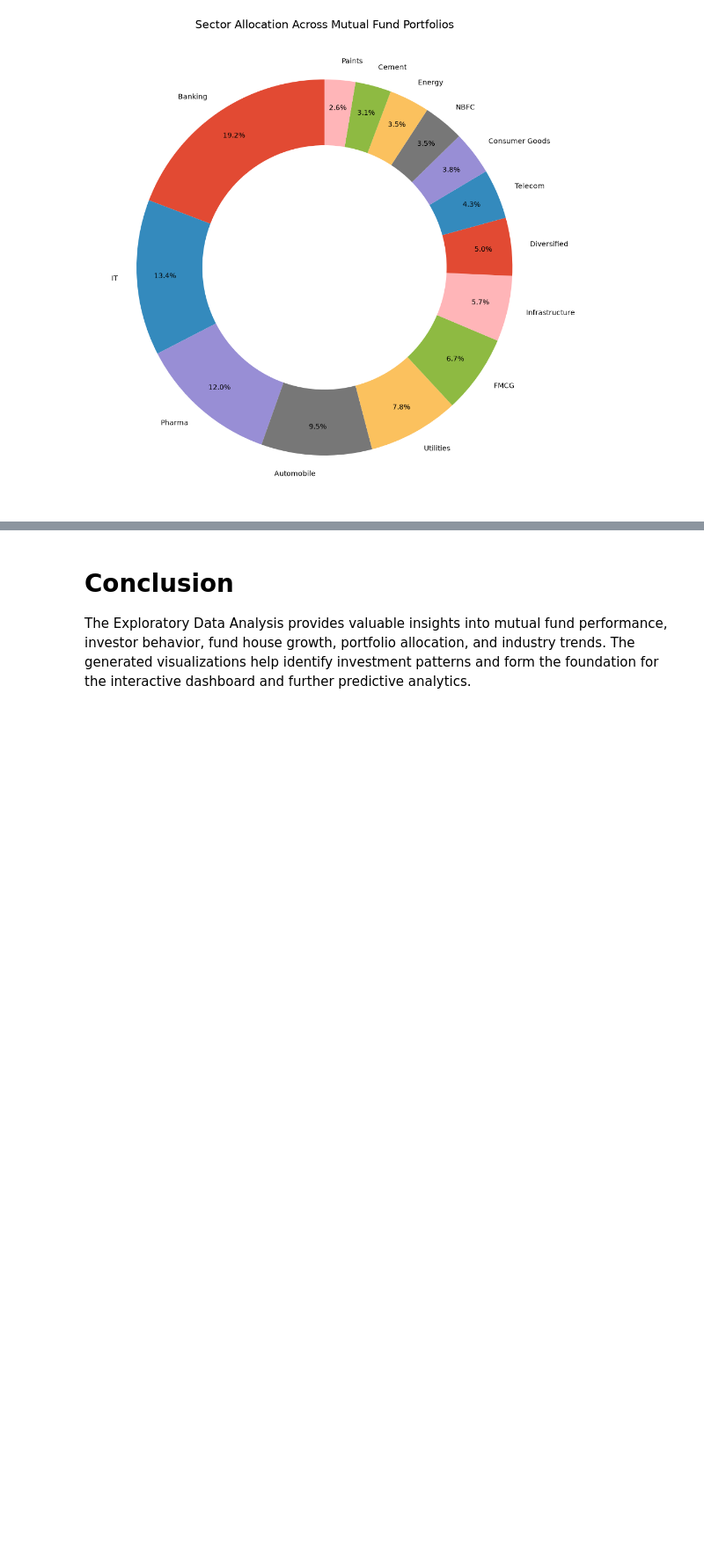
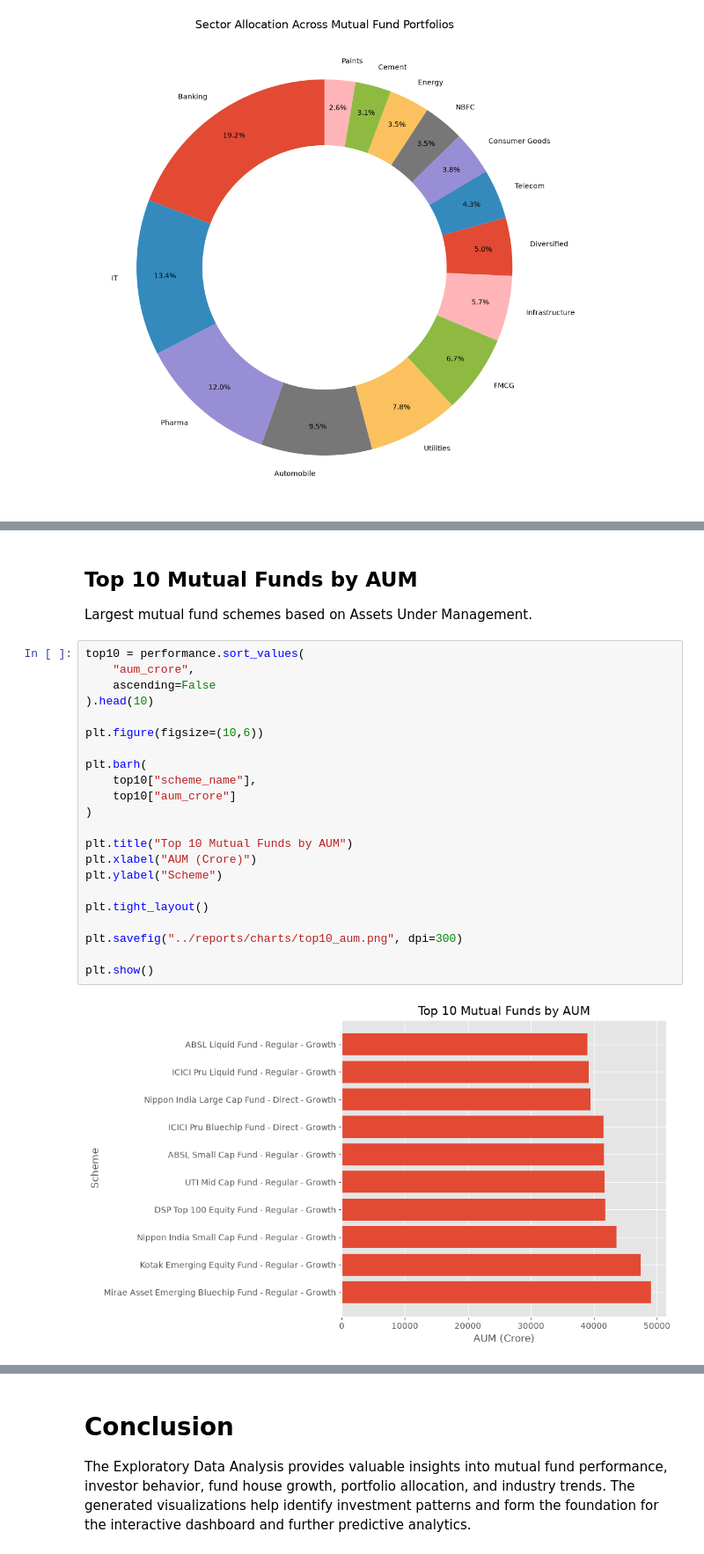
Before and after one commit to swetha21032k7/mutual-fund-analysis, a Jupyter notebook: notebooks/EDA_Analysis.ipynb, the cells around one changed output, grey strips where cells are left out. Shown at 88% size. Drawn from its saved outputs; the diff is of its cells as text; blank space fills up the shorter version.

```diff
--- a/notebooks/EDA_Analysis.ipynb
+++ b/notebooks/EDA_Analysis.ipynb
@@ -636,0 +679,28 @@ plt.show()
+# %% [markdown]
+## Top 10 Mutual Funds by AUM
+
+Largest mutual fund schemes based on Assets Under Management.
+# %%
+top10 = performance.sort_values(
+    "aum_crore",
+    ascending=False
+).head(10)
+
+plt.figure(figsize=(10,6))
+
+plt.barh(
+    top10["scheme_name"],
+    top10["aum_crore"]
+)
+
+plt.title("Top 10 Mutual Funds by AUM")
+plt.xlabel("AUM (Crore)")
+plt.ylabel("Scheme")
+
+plt.tight_layout()
+
+plt.savefig("../reports/charts/top10_aum.png", dpi=300)
+
+plt.show()
+# %% [output]
+[figure, added]
```
Also changed, not shown: parts of 9 cells of this notebook, 5 other files.
